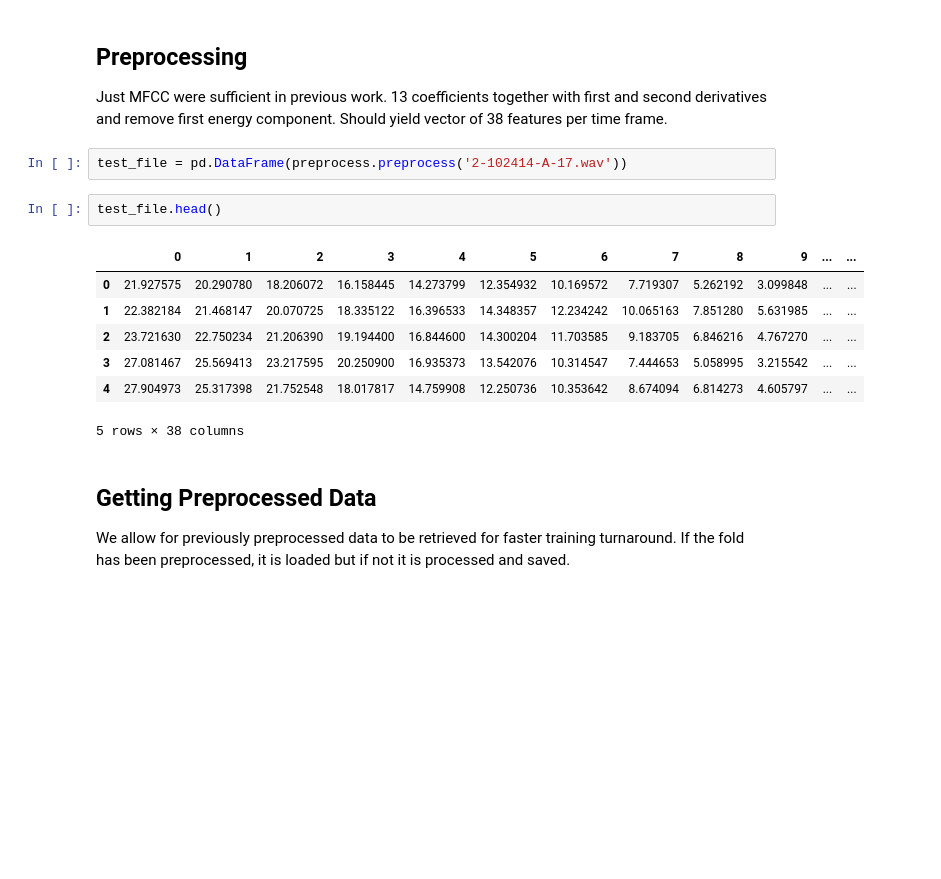
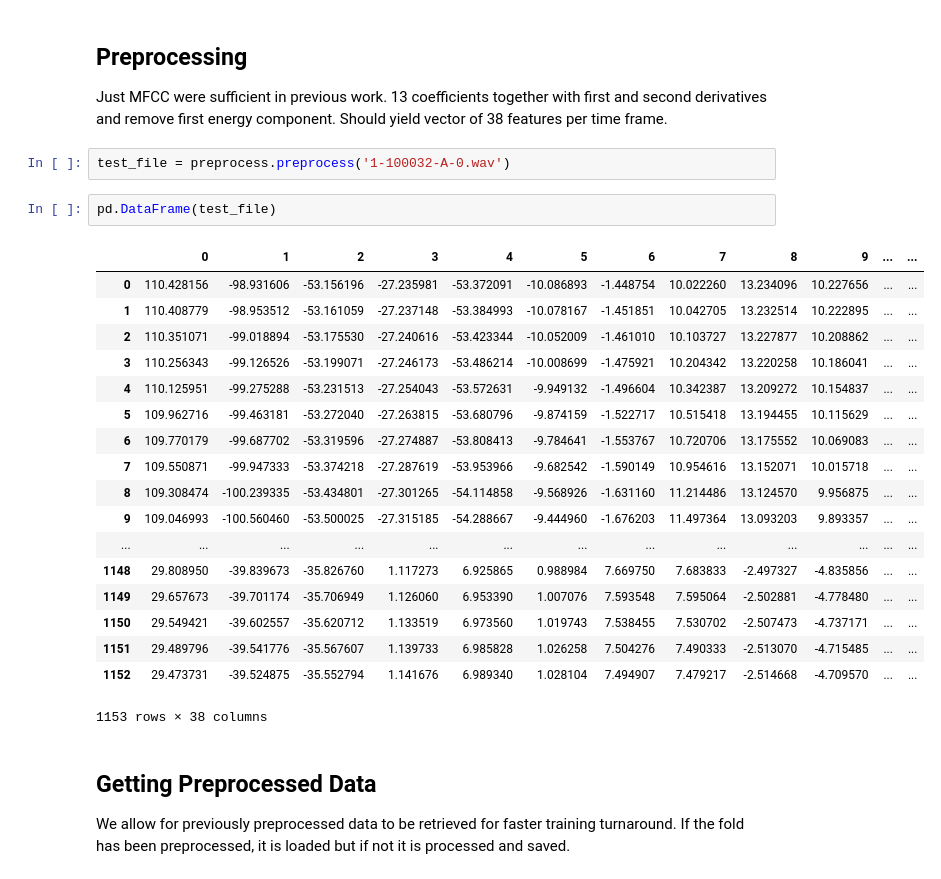
Before and after one commit to DeanPFZ/deep-audio-public, a Jupyter notebook: src/DNN.ipynb, the cells around one changed output. Saved outputs shown, nothing was run; the diff lists cells and outputs as text; blank space fills up the shorter version.

```diff
--- a/src/DNN.ipynb
+++ b/src/DNN.ipynb
@@ -41,17 +50,28 @@ Just MFCC were sufficient in previous work.
 13 coefficients together with first and second derivatives and remove first energy component.
 Should yield vector of 38 features per time frame.
 # %%
-test_file = pd.DataFrame(preprocess.preprocess('2-102414-A-17.wav'))
+test_file = preprocess.preprocess('1-100032-A-0.wav')
-# %%
-test_file.head()
-# %% [output]
-|  | 0 | 1 | 2 | 3 | 4 | 5 | 6 | 7 | 8 | 9 | ... | ... |
-| 0 | 21.927575 | 20.290780 | 18.206072 | 16.158445 | 14.273799 | 12.354932 | 10.169572 | 7.719307 | 5.262192 | 3.099848 | ... | ... |
-| 1 | 22.382184 | 21.468147 | 20.070725 | 18.335122 | 16.396533 | 14.348357 | 12.234242 | 10.065163 | 7.851280 | 5.631985 | ... | ... |
-| 2 | 23.721630 | 22.750234 | 21.206390 | 19.194400 | 16.844600 | 14.300204 | 11.703585 | 9.183705 | 6.846216 | 4.767270 | ... | ... |
-| 3 | 27.081467 | 25.569413 | 23.217595 | 20.250900 | 16.935373 | 13.542076 | 10.314547 | 7.444653 | 5.058995 | 3.215542 | ... | ... |
-| 4 | 27.904973 | 25.317398 | 21.752548 | 18.017817 | 14.759908 | 12.250736 | 10.353642 | 8.674094 | 6.814273 | 4.605797 | ... | ... |
-5 rows × 38 columns
+# %%
+pd.DataFrame(test_file)
+# %% [output]
+|  | 0 | 1 | 2 | 3 | 4 | 5 | 6 | 7 | 8 | 9 | ... | ... |
+| 0 | 110.428156 | -98.931606 | -53.156196 | -27.235981 | -53.372091 | -10.086893 | -1.448754 | 10.022260 | 13.234096 | 10.227656 | ... | ... |
+| 1 | 110.408779 | -98.953512 | -53.161059 | -27.237148 | -53.384993 | -10.078167 | -1.451851 | 10.042705 | 13.232514 | 10.222895 | ... | ... |
+| 2 | 110.351071 | -99.018894 | -53.175530 | -27.240616 | -53.423344 | -10.052009 | -1.461010 | 10.103727 | 13.227877 | 10.208862 | ... | ... |
+| 3 | 110.256343 | -99.126526 | -53.199071 | -27.246173 | -53.486214 | -10.008699 | -1.475921 | 10.204342 | 13.220258 | 10.186041 | ... | ... |
+| 4 | 110.125951 | -99.275288 | -53.231513 | -27.254043 | -53.572631 | -9.949132 | -1.496604 | 10.342387 | 13.209272 | 10.154837 | ... | ... |
+| 5 | 109.962716 | -99.463181 | -53.272040 | -27.263815 | -53.680796 | -9.874159 | -1.522717 | 10.515418 | 13.194455 | 10.115629 | ... | ... |
+| 6 | 109.770179 | -99.687702 | -53.319596 | -27.274887 | -53.808413 | -9.784641 | -1.553767 | 10.720706 | 13.175552 | 10.069083 | ... | ... |
+| 7 | 109.550871 | -99.947333 | -53.374218 | -27.287619 | -53.953966 | -9.682542 | -1.590149 | 10.954616 | 13.152071 | 10.015718 | ... | ... |
+| 8 | 109.308474 | -100.239335 | -53.434801 | -27.301265 | -54.114858 | -9.568926 | -1.631160 | 11.214486 | 13.124570 | 9.956875 | ... | ... |
+| 9 | 109.046993 | -100.560460 | -53.500025 | -27.315185 | -54.288667 | -9.444960 | -1.676203 | 11.497364 | 13.093203 | 9.893357 | ... | ... |
+| ... | ... | ... | ... | ... | ... | ... | ... | ... | ... | ... | ... | ... |
+| 1148 | 29.808950 | -39.839673 | -35.826760 | 1.117273 | 6.925865 | 0.988984 | 7.669750 | 7.683833 | -2.497327 | -4.835856 | ... | ... |
+| 1149 | 29.657673 | -39.701174 | -35.706949 | 1.126060 | 6.953390 | 1.007076 | 7.593548 | 7.595064 | -2.502881 | -4.778480 | ... | ... |
+| 1150 | 29.549421 | -39.602557 | -35.620712 | 1.133519 | 6.973560 | 1.019743 | 7.538455 | 7.530702 | -2.507473 | -4.737171 | ... | ... |
+| 1151 | 29.489796 | -39.541776 | -35.567607 | 1.139733 | 6.985828 | 1.026258 | 7.504276 | 7.490333 | -2.513070 | -4.715485 | ... | ... |
+| 1152 | 29.473731 | -39.524875 | -35.552794 | 1.141676 | 6.989340 | 1.028104 | 7.494907 | 7.479217 | -2.514668 | -4.709570 | ... | ... |
+1153 rows × 38 columns
 # %% [markdown]
 ## Getting Preprocessed Data
 We allow for previously preprocessed data to be retrieved for faster training turnaround. If the fold has been preprocessed, it is loaded but if not it is processed and saved.
```
Also changed, not shown: parts of 23 cells of this notebook, 18 other files.
